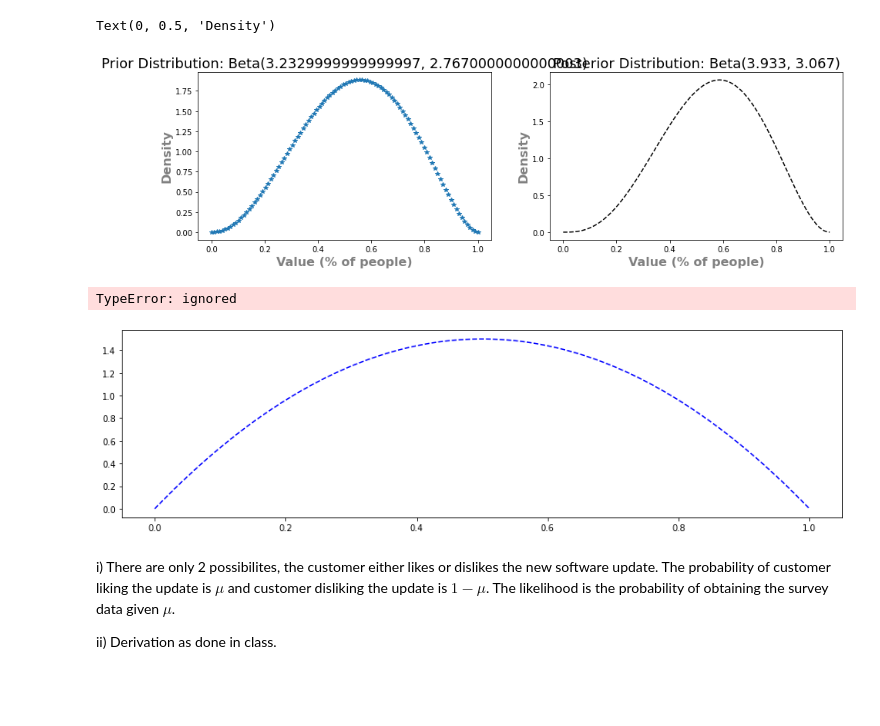
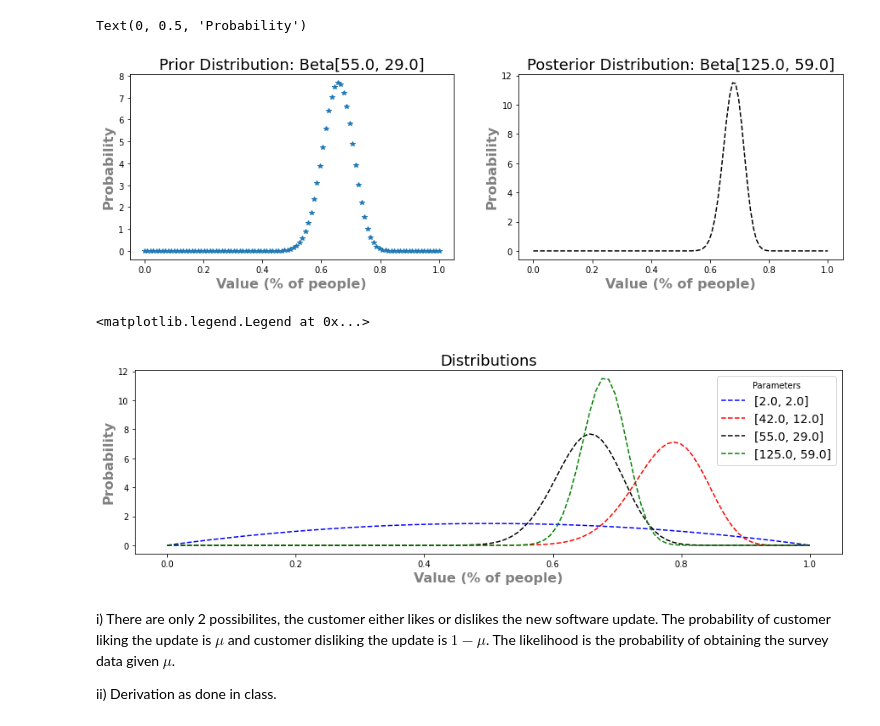
Before and after one commit to bharathvariar/FoDS, a Jupyter notebook: Prior_and_Posterior_Distributions.ipynb, the cells around one changed output. Drawn from its saved outputs; the diff is of its cells as text; code cells hidden in the pictures; blank space fills up the shorter version.

```diff
--- a/Prior_and_Posterior_Distributions.ipynb
+++ b/Prior_and_Posterior_Distributions.ipynb
@@ -7,7 +7,7 @@ import matplotlib.pyplot as plt
 from scipy.stats import beta
 # %%
 num_points = 100
-x = np.linspace(0, 1, num_points)
+x = np.linspace(0, 1, num = num_points)
 params = []
 means = []
 a = 2 #init params
@@ -16,12 +16,14 @@ params.append((a,b))
 mean = beta.mean(a, b)
 means.append(mean)
 y0 = beta.pdf(x, a, b) # init distribution
-m = 0.8 # % of people who liked
-n = 0.2 # % of people who didn't like
+m = 40 # no. of people who liked
+n = 10 # no. of people who didn't like
 a += m
 b += n
 params.append((a,b))
-y1 = beta.pdf(x, a, b) # 80% liked 20% didnt like (40/50)
-print(y1)
-print(np.mean(y1), np.where(y1 == np.mean(y1))[0])
-print(max(y0), np.where(y0 == max(y0))[0])
+mean = beta.mean(a, b)
+means. append(mean)
+y1 = beta.pdf(x, a, b)
+#print(y1)
+#print(np.mean(y1), np.where(y1 == np.mean(y1))[0])
+#print(max(y0), np.where(y0 == max(y0))[0])
@@ -61,9 +43,9 @@ Text(0, 0.5, 'Density')
 # %%
-m = 0.433
-n = 0.567
+m = 13
+n = 17
 a += m
 b += n
-print (a, b)
+#print (a, b)
 params.append((a,b))
 y2 = beta.pdf(x, a, b)
 mean = beta.mean(a, b)
@@ -86,6 +66,6 @@ Text(0, 0.5, 'Density')
 # %%
-m = 0.70
-n = 0.3
+m = 70
+n = 30
 a += m
 b += n
 params.append((a, b))
@@ -95,30 +75,30 @@ means.append(mean)
 # %%
 fig, (ax1, ax2) = plt.subplots(1, 2, sharex=True, figsize=(15,4))
 ax1.plot(x, y2, "*", label = f"{params[2]}")
 ax2.plot(x, y3, "k--", label = f"{params[3]}")
-ax1.set_title(f'Prior Distribution: Beta{params[2]}', fontsize=18)
+ax1.set_title(f'Prior Distribution: Beta{[round(float(value), 2) for value in params[2]]}', fontsize=18)
 ax1.set_xlabel('Value (% of people)', fontsize =16, fontweight='bold', color='gray')
-ax1.set_ylabel('Density', fontsize =16, fontweight='bold', color='gray')
-ax2.set_title(f'Posterior Distribution: Beta{params[3]}', fontsize=18)
+ax1.set_ylabel('Probability', fontsize =16, fontweight='bold', color='gray')
+ax2.set_title(f'Posterior Distribution: Beta{[round(float(value), 2) for value in params[3]]}', fontsize=18)
 ax2.set_xlabel('Value (% of people)', fontsize =16, fontweight='bold', color='gray')
-ax2.set_ylabel('Density', fontsize =16, fontweight='bold', color='gray')
+ax2.set_ylabel('Probability', fontsize =16, fontweight='bold', color='gray')
 # %% [output]
-Text(0, 0.5, 'Density')
+Text(0, 0.5, 'Probability')
-[figure, old version]
+[figure, new version]
 # %%
 fig, ax = plt.subplots(1, 1, sharex = True, figsize = (15, 4))
-ax.plot(x, y0, "b--", label = f"{params[0]}")
-ax.vlines(x = means[0], ymin = 0, ymax = y1[np.where(y0 == mean(y0))], color = "b", ls = '--')
-ax.plot(x, y1, "r--", label = f"{params[1]}")
-ax.plot(x, y2, "k--", label = f"{params[2]}")
-ax.plot(x, y3, "g--", label = f"{params[3]}")
+ax.plot(x, y0, "b--", label = f"{[round(float(value), 2) for value in params[0]]}")
+#ax.vlines(x = means[0], ymin = 0, ymax = y1[np.where(y0 == mean(y0))], color = "b", ls = '--')
+ax.plot(x, y1, "r--", label = f"{[round(float(value), 2) for value in params[1]]}")
+ax.plot(x, y2, "k--", label = f"{[round(float(value), 2) for value in params[2]]}")
+ax.plot(x, y3, "g--", label = f"{[round(float(value), 2) for value in params[3]]}")
 ax.set_title(f'Distributions', fontsize=18)
 ax.set_xlabel('Value (% of people)', fontsize =16, fontweight='bold', color='gray')
-ax.set_ylabel('Density', fontsize =16, fontweight='bold', color='gray')
+ax.set_ylabel('Probability', fontsize =16, fontweight='bold', color='gray')
 ax.legend(fontsize=14, title='Parameters')
 # %% [output]
-TypeError: ignored
+<matplotlib.legend.Legend at 0x...>
-[figure, old version]
+[figure, new version]
 # %% [markdown]
 i) There are only 2 possibilites, the customer either likes or dislikes the new software update. The probability of customer liking the update is $\mu$ and customer disliking the update is $1-\mu$. The likelihood is the probability of obtaining the survey data given $\mu$.
 
```
Also changed, not shown: parts of 5 cells of this notebook.
